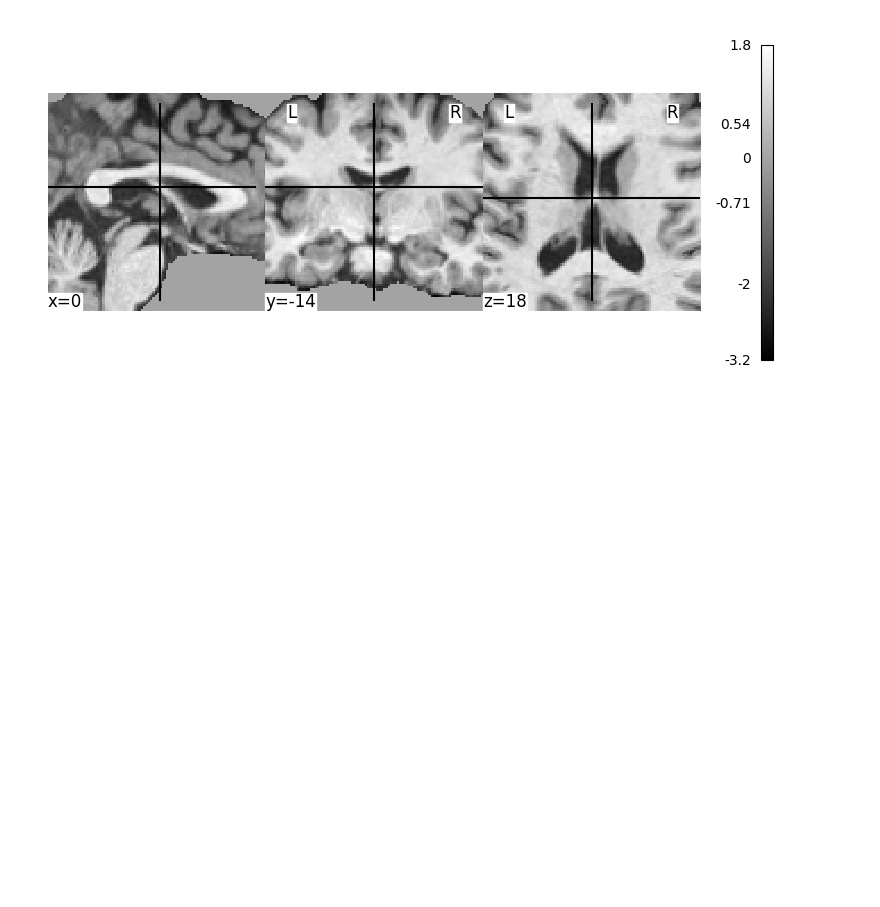
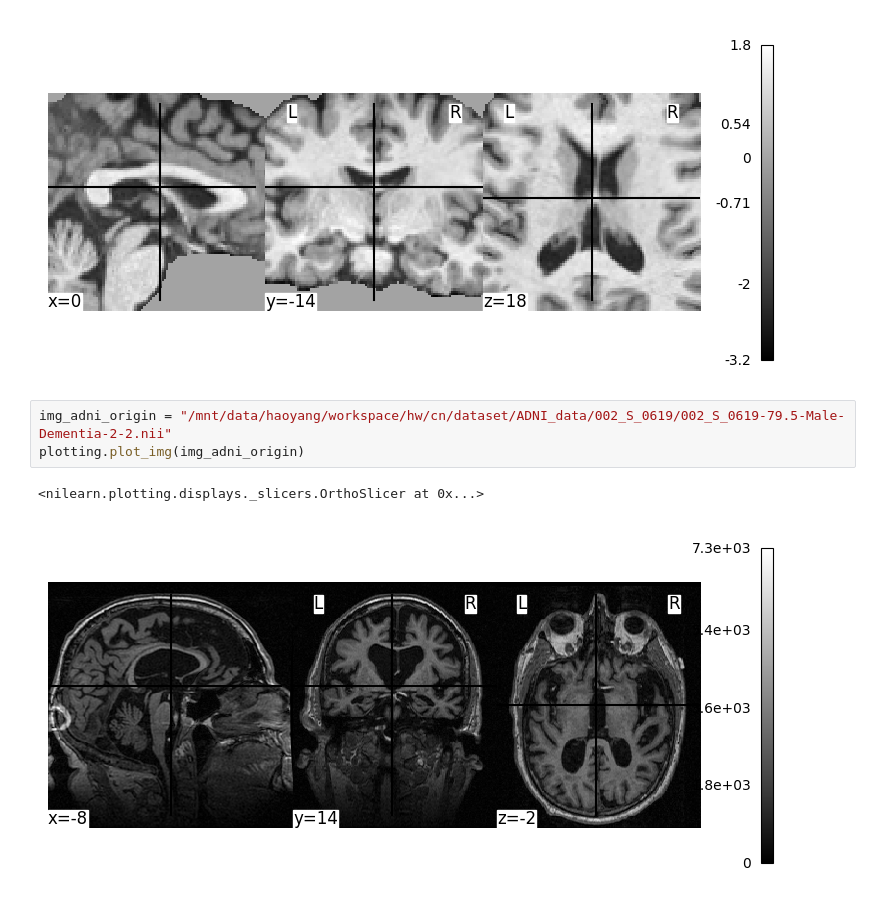
Before and after one commit to hA0oooooo/FDU-computational-neuroscience-26spring, a Jupyter notebook: visualize.ipynb, the cells around one changed output. Drawn from its saved outputs; the diff is of its cells as text; blank space fills up the shorter version.

Commit message:
feat: ADNI experiment

```diff
--- a/visualize.ipynb
+++ b/visualize.ipynb
@@ -32,3 +32,9 @@ plotting.plot_img(img_hdbetfail)
 # %% [output]
 <nilearn.plotting.displays._slicers.OrthoSlicer at 0x...>
 [figure]
+# %%
+img_adni_origin = "/mnt/data/haoyang/workspace/hw/cn/dataset/ADNI_data/002_S_0619/002_S_0619-79.5-Male-Dementia-2-2.nii"
+plotting.plot_img(img_adni_origin)
+# %% [output]
+<nilearn.plotting.displays._slicers.OrthoSlicer at 0x...>
+[figure, added]
```
Also changed, not shown: parts of 1 cell of this notebook, 38 other files.
